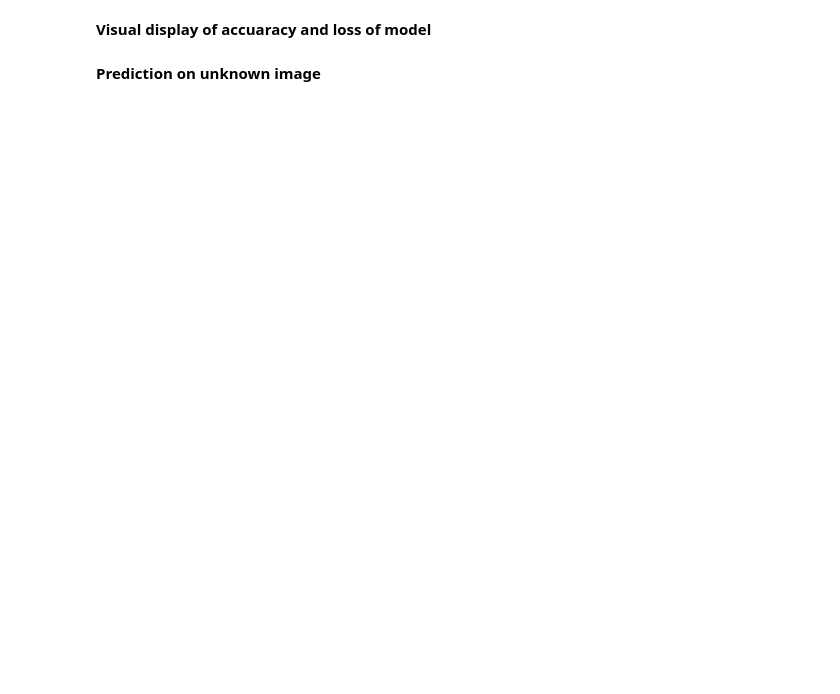
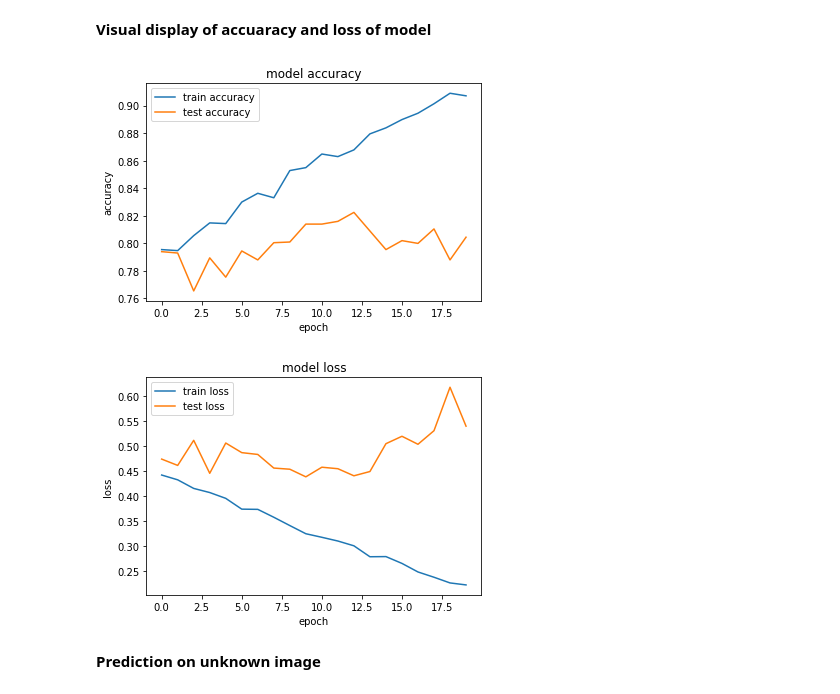
Before and after one commit to sujitkoley9/Image-Classification, a Jupyter notebook: Image classification.ipynb, the cells around one changed output. Cells and saved outputs as stored; diff of their text form; code cells hidden in the pictures; blank space fills up the shorter version.

```diff
--- a/Image classification.ipynb
+++ b/Image classification.ipynb
@@ -141,21 +148,25 @@ Epoch 10/20
 **Visual display of accuaracy and loss of model**
 # %%
 # summarize history for accuracy
-plt.plot(history.history['acc'])
-plt.plot(history.history['val_acc'])
+epoch = range(len(history.history['accuracy']))
+plt.plot(epoch,history.history['accuracy'],label="train accuracy")
+plt.plot(epoch,history.history['val_accuracy'],label="test accuracy")
 plt.title('model accuracy')
 plt.ylabel('accuracy')
 plt.xlabel('epoch')
-plt.legend(['train', 'test'], loc='upper left')
+plt.legend(loc='upper left')
 plt.show()
 # summarize history for loss
-plt.plot(history.history['loss'])
-plt.plot(history.history['val_loss'])
+plt.plot(epoch,history.history['loss'],label="train loss")
+plt.plot(epoch,history.history['val_loss'],label="test loss" )
 plt.title('model loss')
 plt.ylabel('loss')
 plt.xlabel('epoch')
-plt.legend(['train', 'test'], loc='upper left')
+plt.legend(loc='upper left')
 plt.show()
+# %% [output]
+[figure, added]
+[figure, added]
 # %% [markdown]
   **Prediction on unknown image**
 # %%
```
Also changed, not shown: parts of 7 cells of this notebook.
